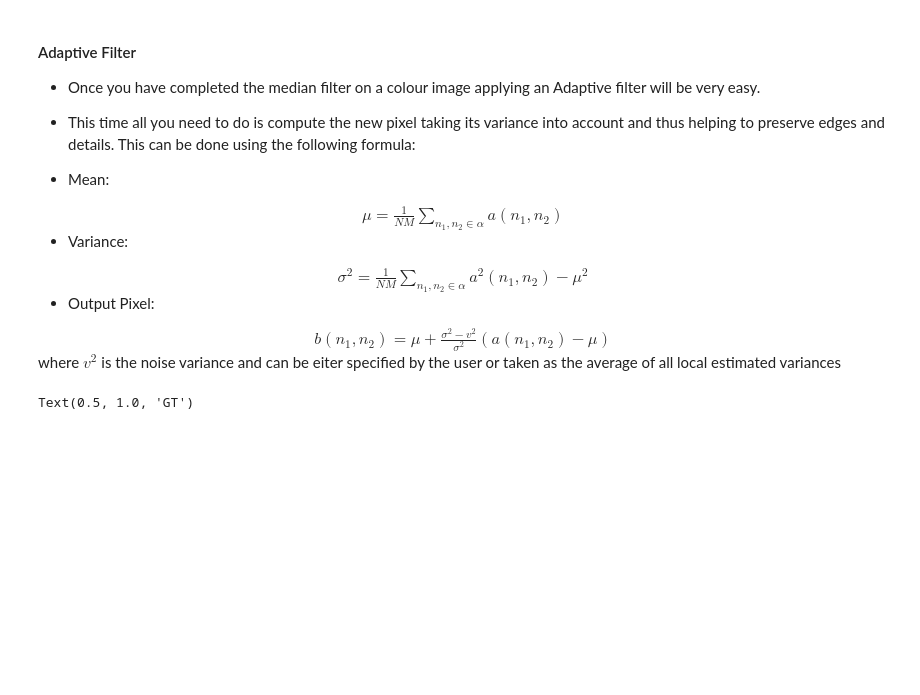
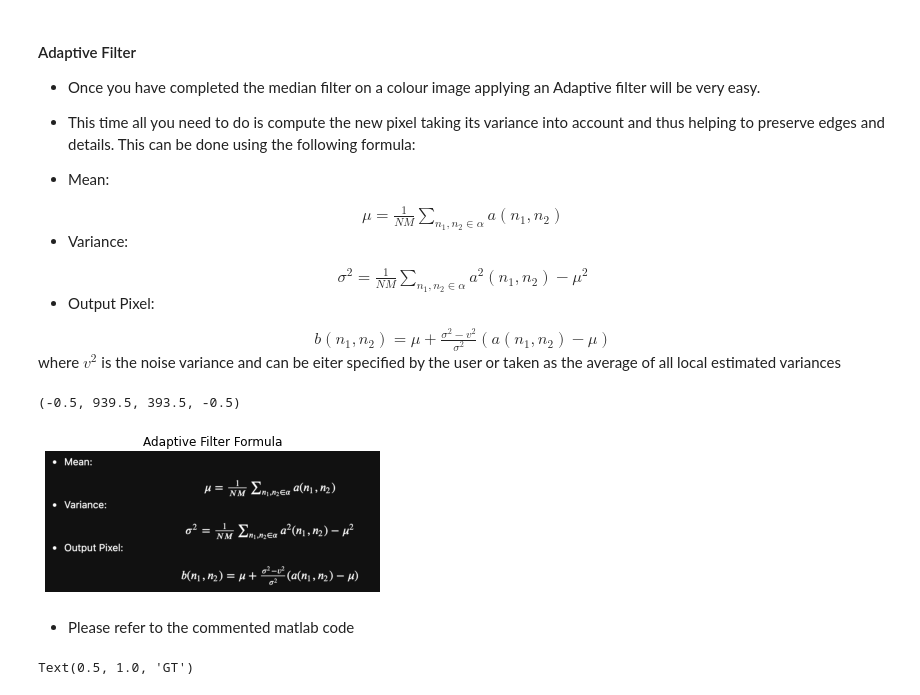
Before and after one commit to LouAgapito/ImPro26, a Jupyter notebook: labs/week_2.ipynb, the cells around one changed output. Saved outputs shown, nothing was run; the diff lists cells and outputs as text; code cells hidden in the pictures; blank space fills up the shorter version.

```diff
--- a/labs/week_2.ipynb
+++ b/labs/week_2.ipynb
@@ -150,3 +150,13 @@ $b(n_1, n_2) = \mu + \frac{\sigma^2 - v^2}{\sigma^2}(a(n_1, n_2)-\mu)$
 </center>
 
 where $v^2$ is the noise variance and can be eiter specified by the user or taken as the average of all local estimated variances
+# %%
+formula_img = cv2.imread('../images/formula_adaptive_filter.png')
+plt.title('Adaptive Filter Formula')
+plt.imshow(formula_img)
+plt.axis('off')
+# %% [output]
+(-0.5, 939.5, 393.5, -0.5)
+[figure, added]
+# %% [markdown]
+* Please refer to the commented matlab code
```
Also changed, not shown: parts of 1 cell of this notebook, 1 other file.
